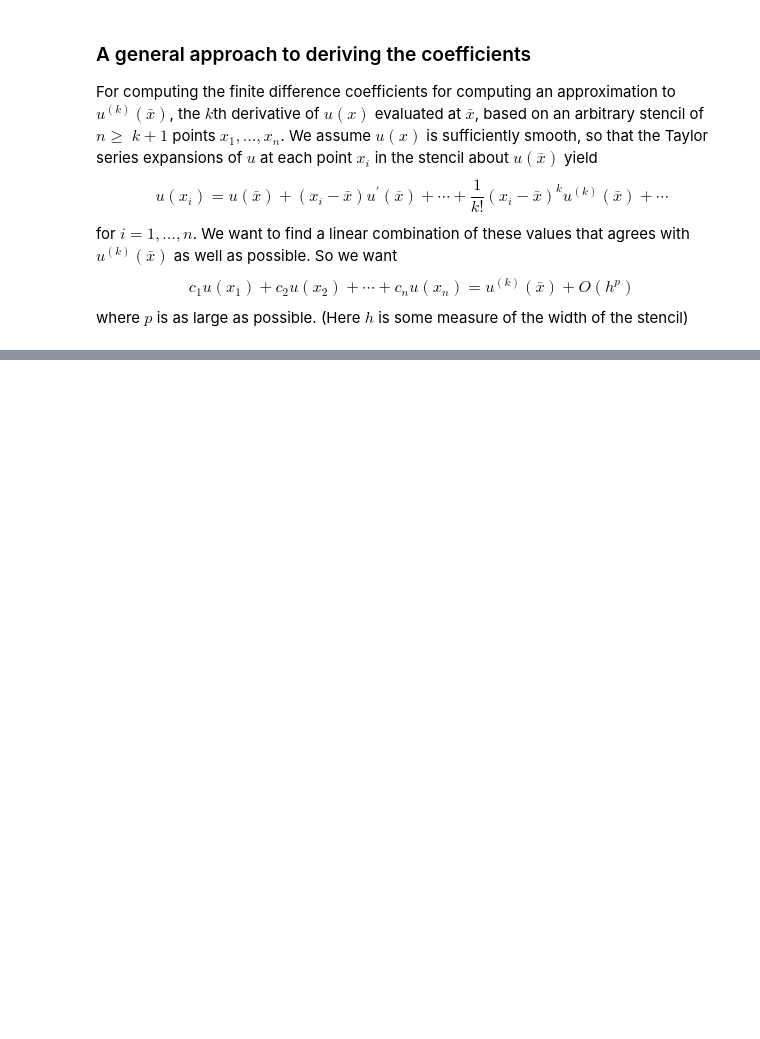
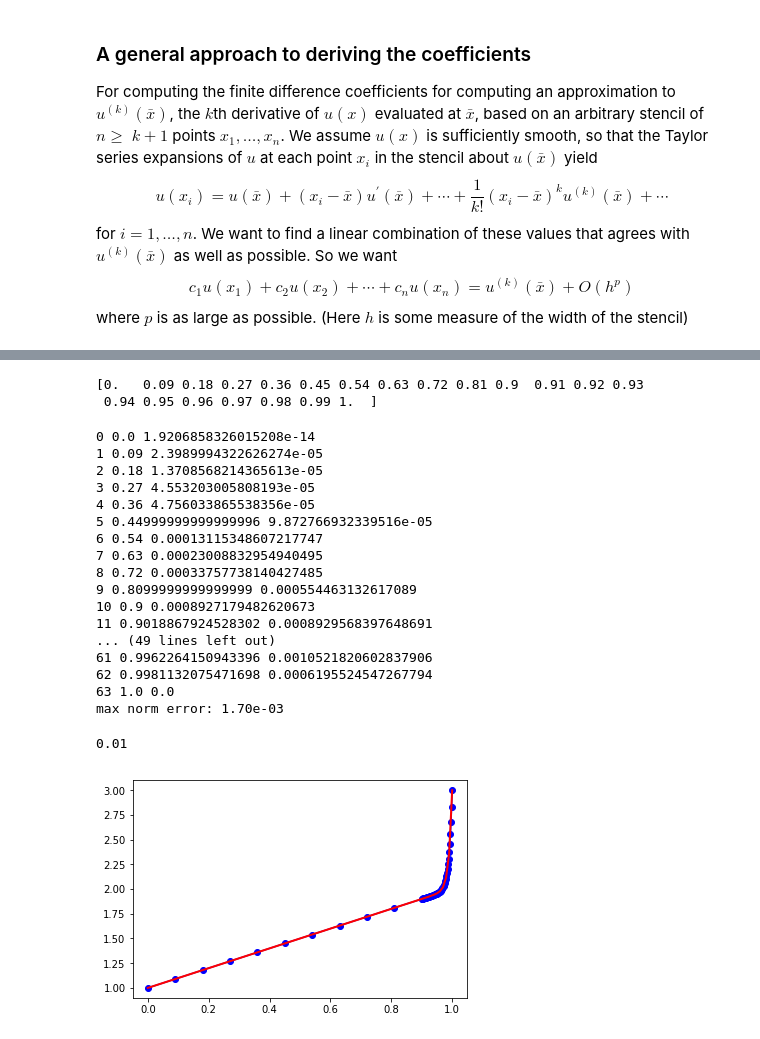
Before and after one commit to xiaozhouli/Jupyter, a Jupyter notebook: Numerical_PDEs/Perturbed_Equations.ipynb, the cells around one changed output, grey strips where cells are left out. Cells and saved outputs as stored; diff of their text form; code cells hidden in the pictures; blank space fills up the shorter version.

```diff
--- a/Numerical_PDEs/Perturbed_Equations.ipynb
+++ b/Numerical_PDEs/Perturbed_Equations.ipynb
@@ -182,0 +264,66 @@ fdcoeff(1, 0, [-1,0,1])
+# %%
+def generate_grid_nonuni(left, right, mid, m):
+    x = np.zeros(m+2)
+    left_points = 10
+    x[:left_points] = np.linspace(left, mid, left_points, endpoint=False)
+    x[left_points:] = np.linspace(mid, right, m+2-left_points)
+    return  x
+# %%
+x = generate_grid_nonuni(0., 1., 0.9, 19)
+print (x)
+# %% [output]
+[0.   0.09 0.18 0.27 0.36 0.45 0.54 0.63 0.72 0.81 0.9  0.91 0.92 0.93
+ 0.94 0.95 0.96 0.97 0.98 0.99 1.  ]
+# %%
+def FDM_BVP(m, left, right, alpha, beta, epsilon, bc, fun, exact_fun):
+    # generate the grid
+    x = generate_grid_nonuni(left, right, 0.90, m)
+    #
+    U = np.zeros(m+2)
+    #
+    A = generate_A_interior_nonuni(epsilon, m, x)
+    #print (A)
+    F = generate_F_interior(m, x, fun)
+    #print (F)
+    # bc
+    A, F = bc(A, F, alpha, beta, fun)
+    #print (A)
+    #print (F)
+    U = np.linalg.solve(A, F)
+
+    u = exact_fun(x, alpha, beta, epsilon)
+    return np.max(np.abs(U-u)), x, U, u
+# %%
+alpha = 1
+beta = 3
+epsilon = 0.01
+error, x, U, u = FDM_BVP(62, 0, 1, alpha, beta, epsilon, Dirichlet_bc, fun, exact_fun)
+
+for i in range(np.size(x)):
+    print (i, x[i], np.abs(U[i]-u[i]))
+print ("max norm error: %7.2e" % error )
+# let us plot the approximation solution in blue, and the exact solution in red
+#plt.plot(x, u, 'ro-')
+plt.plot(x, U, 'bo-')
+number = 101
+draw_fun(number, alpha, beta, epsilon)
+# %% [output]
+0 0.0 1.9206858326015208e-14
+1 0.09 2.3989994322626274e-05
+2 0.18 1.3708568214365613e-05
+3 0.27 4.553203005808193e-05
+4 0.36 4.756033865538356e-05
+5 0.44999999999999996 9.872766932339516e-05
+6 0.54 0.00013115348607217747
+7 0.63 0.00023008832954940495
+8 0.72 0.00033757738140427485
+9 0.8099999999999999 0.000554463132617089
+10 0.9 0.0008927179482620673
+11 0.9018867924528302 0.0008929568397648691
+... (49 lines left out)
+61 0.9962264150943396 0.0010521820602837906
+62 0.9981132075471698 0.0006195524547267794
+63 1.0 0.0
+max norm error: 1.70e-03
+0.01
+[figure, added]
```
Also changed, not shown: parts of 19 cells of this notebook, 4 other files.
